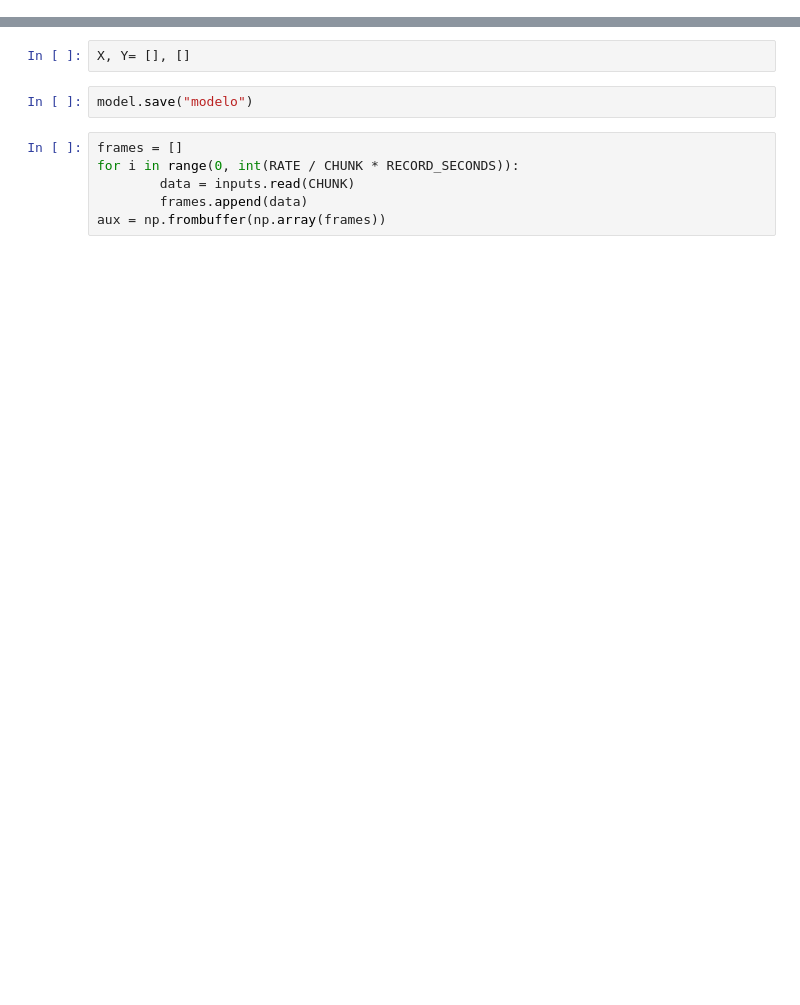
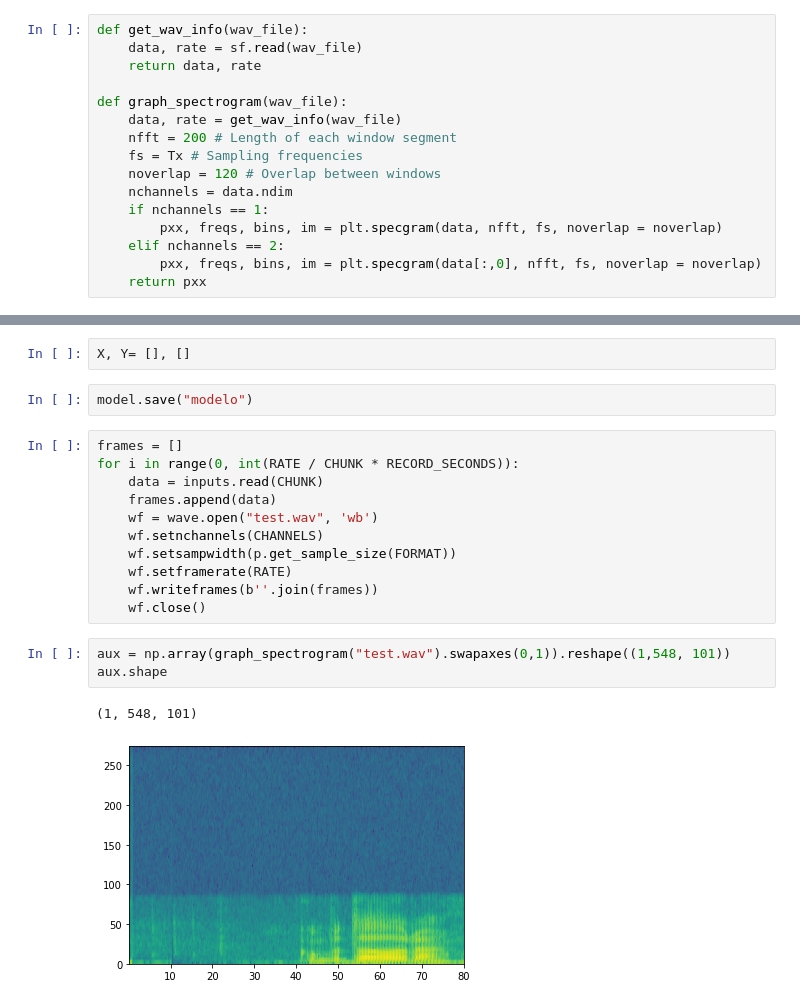
Before and after one commit to monci07/Voice-NN, a Jupyter notebook: Own_network_dif_records.ipynb, the cells around one changed output, grey strips where cells are left out. Saved outputs shown, nothing was run; the diff lists cells and outputs as text; blank space fills up the shorter version.

```diff
--- a/Own_network_dif_records.ipynb
+++ b/Own_network_dif_records.ipynb
@@ -58,3 +56,19 @@ n_freq = 16
+# %%
+def get_wav_info(wav_file):
+    data, rate = sf.read(wav_file)
+    return data, rate
+
+def graph_spectrogram(wav_file):
+    data, rate = get_wav_info(wav_file)
+    nfft = 200 # Length of each window segment
+    fs = Tx # Sampling frequencies
+    noverlap = 120 # Overlap between windows
+    nchannels = data.ndim
+    if nchannels == 1:
+        pxx, freqs, bins, im = plt.specgram(data, nfft, fs, noverlap = noverlap)
+    elif nchannels == 2:
+        pxx, freqs, bins, im = plt.specgram(data[:,0], nfft, fs, noverlap = noverlap)
+    return pxx
 # %%
 def create_training_example(activates, negatives):
     """
@@ -258,7 +323,18 @@ model.save("modelo")
 # %%
 frames = []
 for i in range(0, int(RATE / CHUNK * RECORD_SECONDS)):
-        data = inputs.read(CHUNK)
-        frames.append(data)
-aux = np.frombuffer(np.array(frames))
+    data = inputs.read(CHUNK)
+    frames.append(data)
+    wf = wave.open("test.wav", 'wb')
+    wf.setnchannels(CHANNELS)
+    wf.setsampwidth(p.get_sample_size(FORMAT))
+    wf.setframerate(RATE)
+    wf.writeframes(b''.join(frames))
+    wf.close()
+# %%
+aux = np.array(graph_spectrogram("test.wav").swapaxes(0,1)).reshape((1,548, 101))
+aux.shape
+# %% [output]
+(1, 548, 101)
+[figure, added]
 # %%
```
Also changed, not shown: parts of 25 cells of this notebook.
